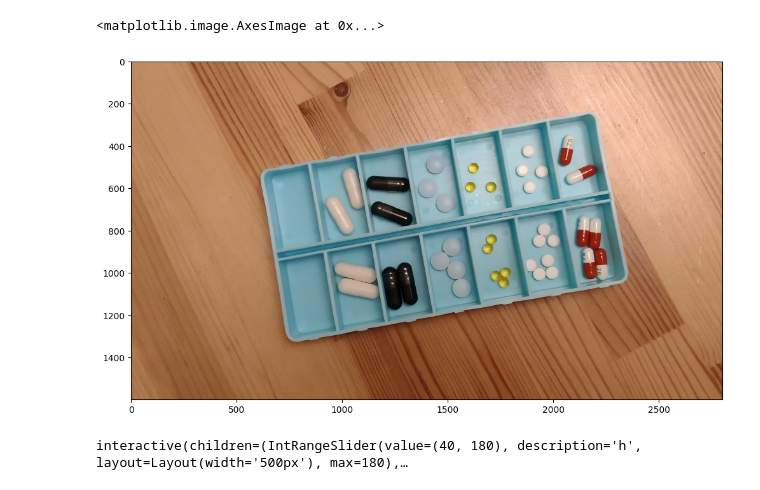
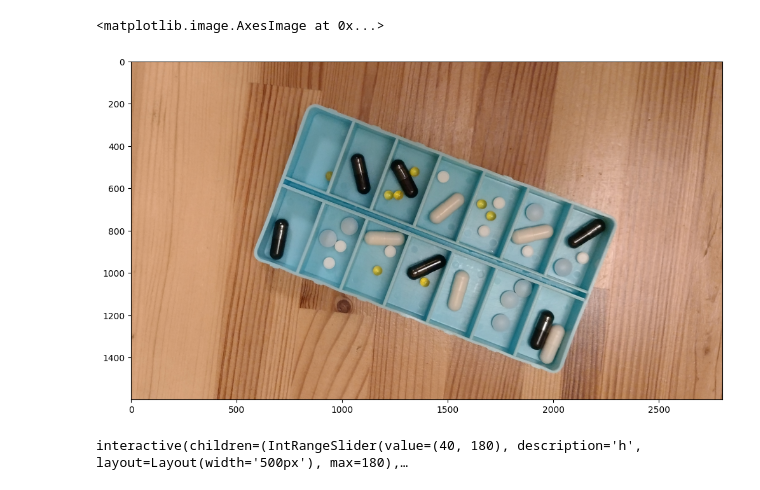
Before and after one commit to StaszekM/apow, a Jupyter notebook: Laboratorium 5/lab5_biox.ipynb, the cells around one changed output. Saved outputs shown, nothing was run; the diff lists cells and outputs as text; code cells hidden in the pictures.

```diff
--- a/Laboratorium 5/lab5_biox.ipynb
+++ b/Laboratorium 5/lab5_biox.ipynb
@@ -17,12 +17,12 @@ class ProbioDetector:
     def detect(img: np.ndarray, img_color_scheme: ColorScheme):
         pass
 # %%
-calib = cv2.imread("calib.png")
+calib = cv2.imread("test.png")
 calib_color_scheme = ColorScheme.BGR
 plt.subplots(1, 1, figsize=(12, 8))[1].imshow(cv2.cvtColor(calib, cv2.COLOR_BGR2RGB))
 # %% [output]
 <matplotlib.image.AxesImage at 0x...>
-[figure, old version]
+[figure, new version]
 # %%
 calib_rgb = cv2.cvtColor(calib, cv2.COLOR_BGR2RGB)
 
```
Also changed, not shown: parts of 9 cells of this notebook, 6 other files.
